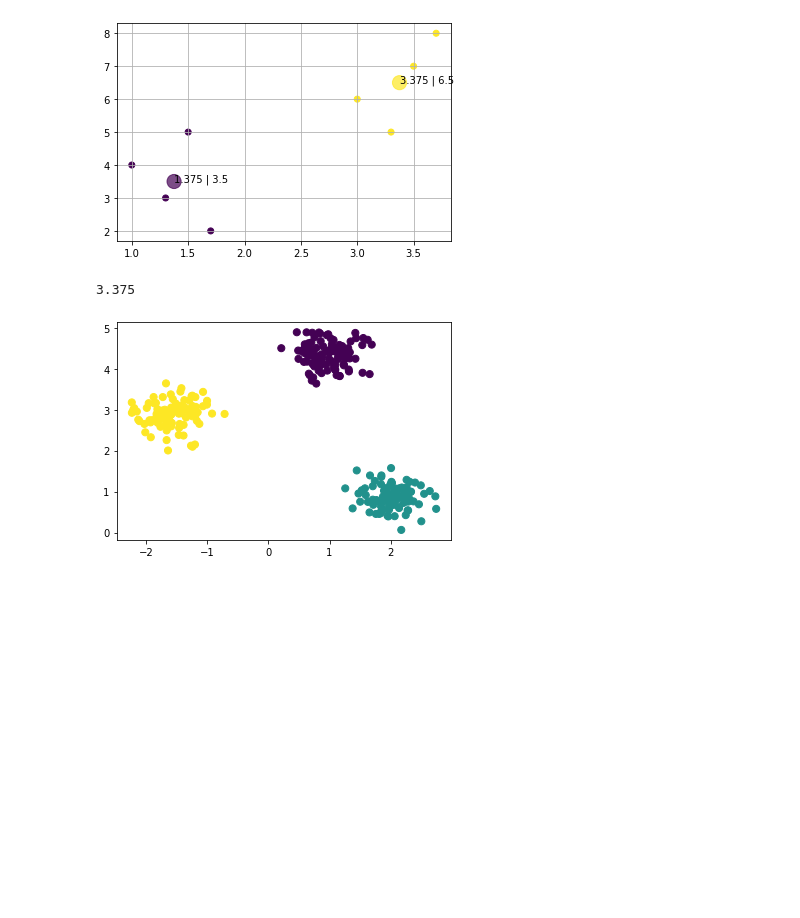
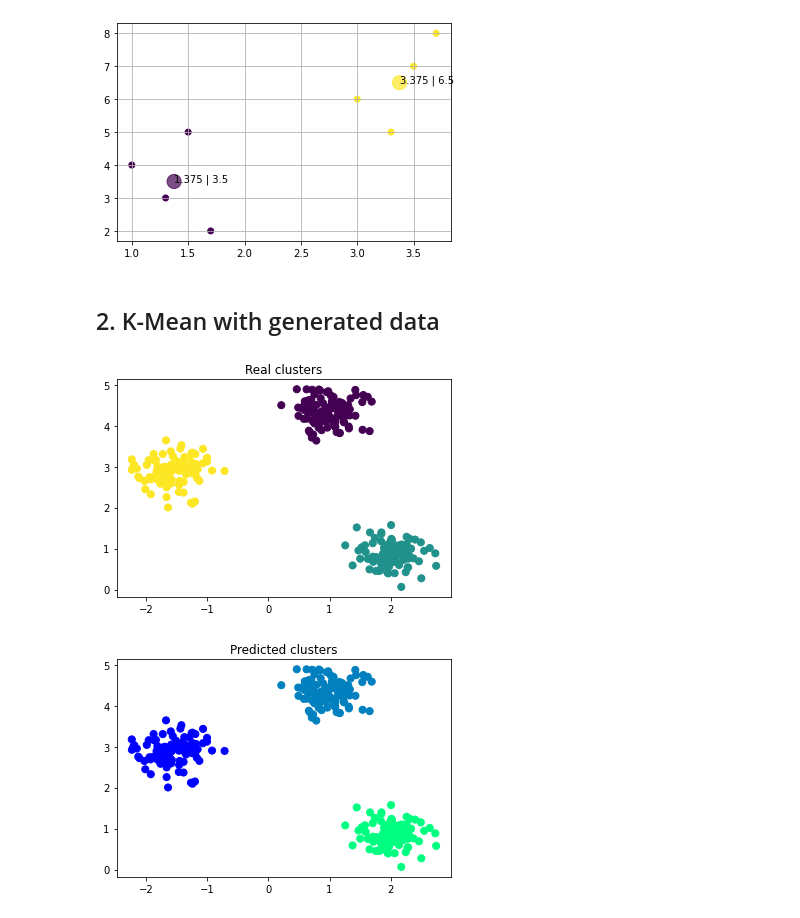
Before and after one commit to gwillig/maschine-learning-notebooks-for-interns, a Jupyter notebook: example.ipynb, the cells around one changed output. Drawn from its saved outputs; the diff is of its cells as text; code cells hidden in the pictures; blank space fills up the shorter version.

```diff
--- a/example.ipynb
+++ b/example.ipynb
@@ -230,14 +242,29 @@ center = kmeans.cluster_centers_[1]
-# %%
-center[0]
-# %% [output]
-3.375
+# %% [markdown]
+## 2. K-Mean with generated data
 # %%
 from sklearn.datasets.samples_generator import make_blobs
 import matplotlib.pyplot as plt
-
+from sklearn.cluster import KMeans
+from sklearn.metrics import accuracy_score
+import pandas as pd
+import numpy as np
+'#1.Step: Create data with sklearn'
 x, y_true = make_blobs(n_samples=300, centers=3,
                        cluster_std=0.3, random_state=0)
+'#2.Step: Convert to df'
 df= pd.DataFrame({"x1":list(x[:,0]),"x2":list(x[:,1]),"y_true":list(y_true)})
+'#3.Step: Display the data'
+plt.title("Real clusters")
 plt.scatter(df["x1"],df["x2"],c=df["y_true"], s=50, cmap='viridis');
+plt.show()
+'#4.Step: Create a model'
+'#4.1.Step: Create on init. values'
+init_own = np.array([[-1.5,3],[1,4],[2,1]])
+kmeans = KMeans(n_clusters=3,init=init_own,n_init=10).fit(df[["x1","x2"]])
+df["y_pred"] = kmeans.labels_
+plt.scatter(df["x1"],df["x2"],c=df["y_pred"], s=50, cmap='winter');
+plt.title("Predicted clusters")
+plt.show()
 # %% [output]
-[figure, old version]
+[figure, new version]
+[figure, added]
```
Also changed, not shown: parts of 12 cells of this notebook.
